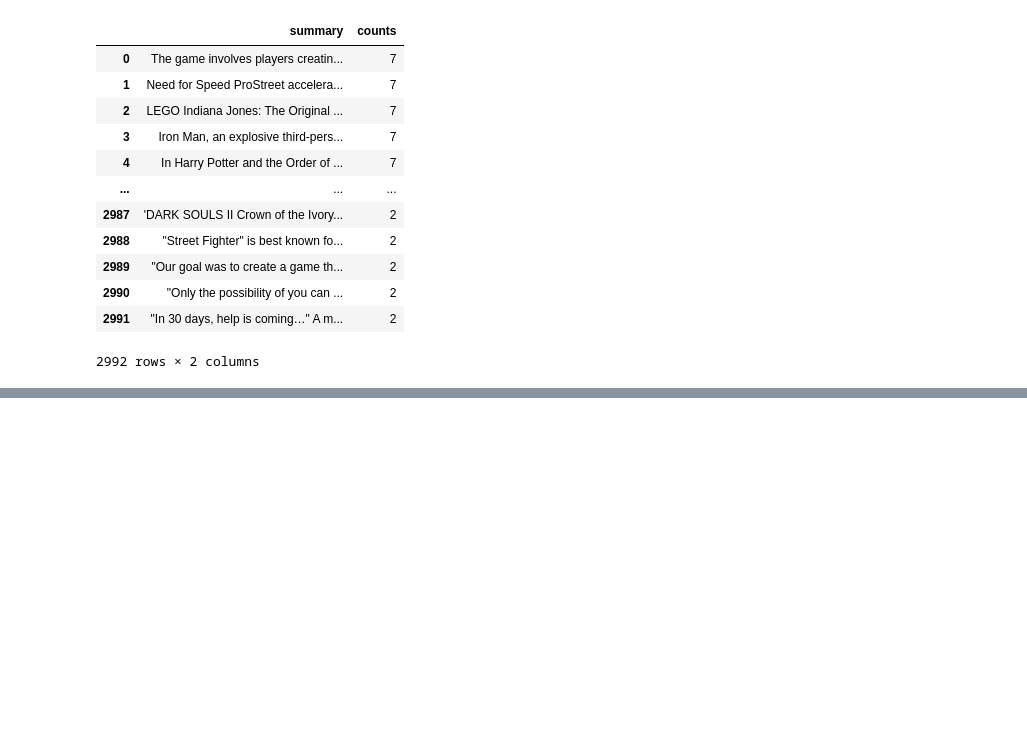
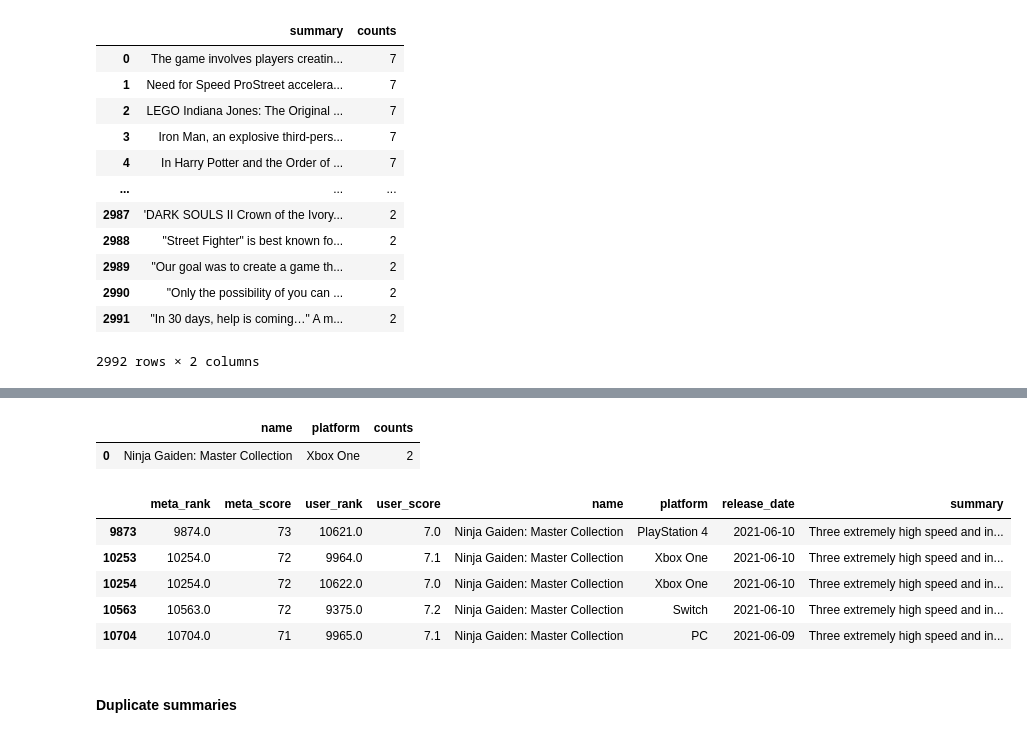
Before and after one commit to henrylin03/video-games, a Jupyter notebook: analysis.ipynb, the cells around one changed output, grey strips where cells are left out. Saved outputs shown, nothing was run; the diff lists cells and outputs as text; code cells hidden in the pictures; blank space fills up the shorter version.

```diff
--- a/analysis.ipynb
+++ b/analysis.ipynb
@@ -213,0 +257,27 @@ for col in ["name", "summary"]:
+# %%
+# confirm hypothesis that duplication in `names` column caused by different platforms
+pd.read_sql_query(
+    """
+        SELECT name,
+            platform,
+            COUNT(*) as counts
+        FROM games
+        GROUP BY 1, 2
+        HAVING counts > 1
+                """,
+    engine,
+)
+# %% [output]
+|  | name | platform | counts |
+| 0 | Ninja Gaiden: Master Collection | Xbox One | 2 |
+# %%
+merged_df[merged_df.name=="Ninja Gaiden: Master Collection"]
+# %% [output]
+|  | meta_rank | meta_score | user_rank | user_score | name | platform | release_date | summary |
+| 9873 | 9874.0 | 73 | 10621.0 | 7.0 | Ninja Gaiden: Master Collection | PlayStation 4 | 2021-06-10 | Three extremely high speed and in... |
+| 10253 | 10254.0 | 72 | 9964.0 | 7.1 | Ninja Gaiden: Master Collection | Xbox One | 2021-06-10 | Three extremely high speed and in... |
+| 10254 | 10254.0 | 72 | 10622.0 | 7.0 | Ninja Gaiden: Master Collection | Xbox One | 2021-06-10 | Three extremely high speed and in... |
+| 10563 | 10563.0 | 72 | 9375.0 | 7.2 | Ninja Gaiden: Master Collection | Switch | 2021-06-10 | Three extremely high speed and in... |
+| 10704 | 10704.0 | 71 | 9965.0 | 7.1 | Ninja Gaiden: Master Collection | PC | 2021-06-09 | Three extremely high speed and in... |
+# %% [markdown]
+#### Duplicate summaries
```
Also changed, not shown: parts of 2 cells of this notebook.
